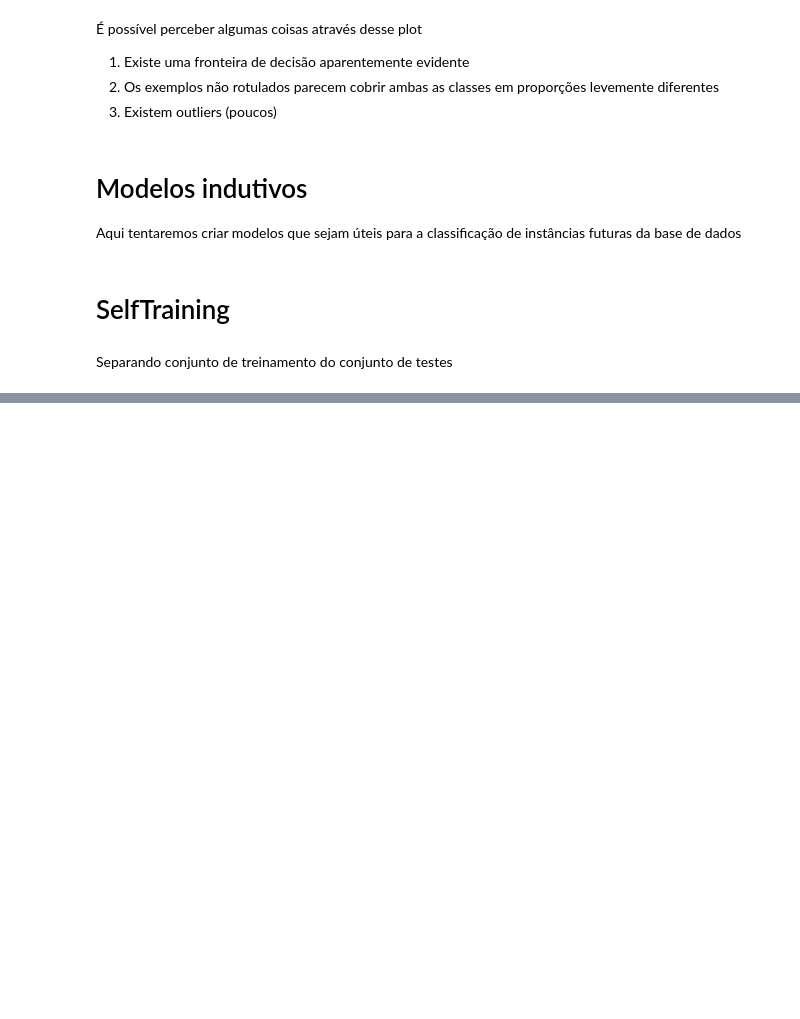
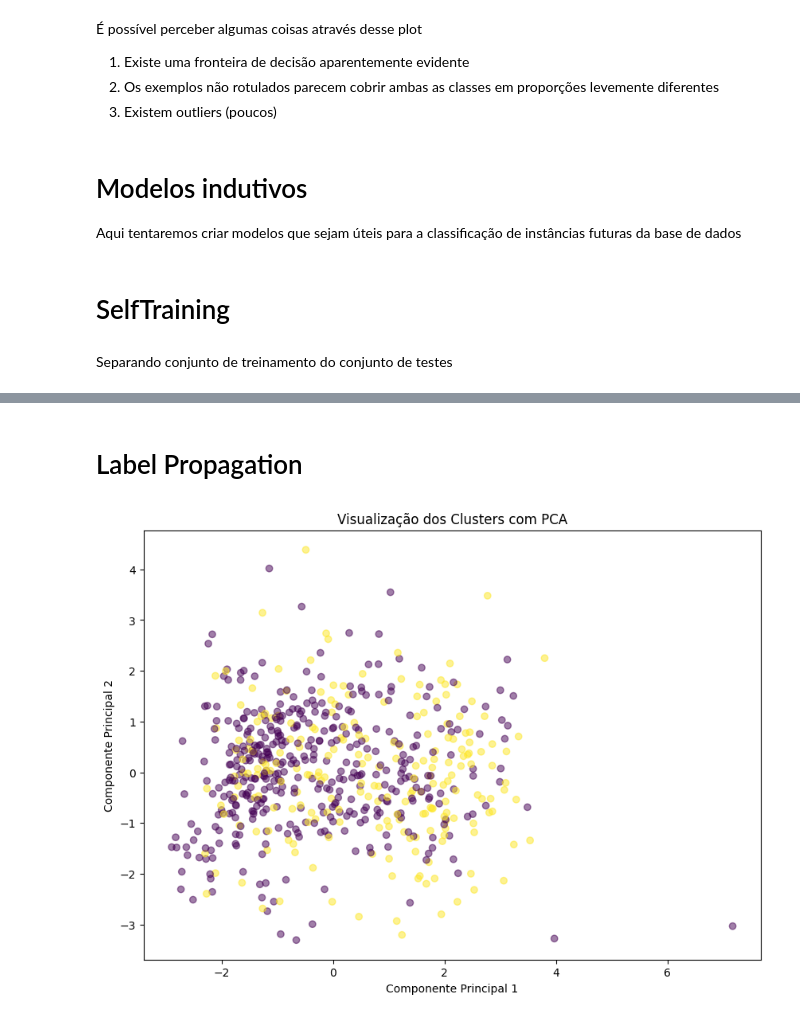
Before and after one commit to DanielAlmeida19/mineracao-dados-atividades, a Jupyter notebook: semi-supervised.ipynb, the cells around one changed output, grey strips where cells are left out. Saved outputs shown, nothing was run; the diff lists cells and outputs as text; code cells hidden in the pictures; blank space fills up the shorter version.

Commit message:
feat: finished(temporarily) semi-supervised learning activity

```diff
--- a/semi-supervised.ipynb
+++ b/semi-supervised.ipynb
@@ -199,0 +257,21 @@ df_metrics
+# %% [markdown]
+# Label Propagation
+# %%
+from sklearn.semi_supervised import LabelPropagation
+
+label_propagation_model = LabelPropagation(kernel="knn", n_neighbors=10, max_iter=50000, tol=1e-5, gamma=10)
+label_propagation_model.fit(X, y)
+
+labels = label_propagation_model.transduction_
+
+x_test_scaled = scaler.transform(X)
+data_pca_2 = pca.transform(x_test_scaled)
+
+plt.figure(figsize=(10, 7))
+plt.scatter(data_pca_2[:, 0], data_pca_2[:, 1], c=labels, cmap='viridis', marker='o', alpha=0.5)
+plt.title("Visualização dos Clusters com PCA")
+plt.xlabel("Componente Principal 1")
+plt.ylabel("Componente Principal 2")
+plt.show()
+# %% [output]
+[figure, added]
```
Also changed, not shown: parts of 15 cells of this notebook.
